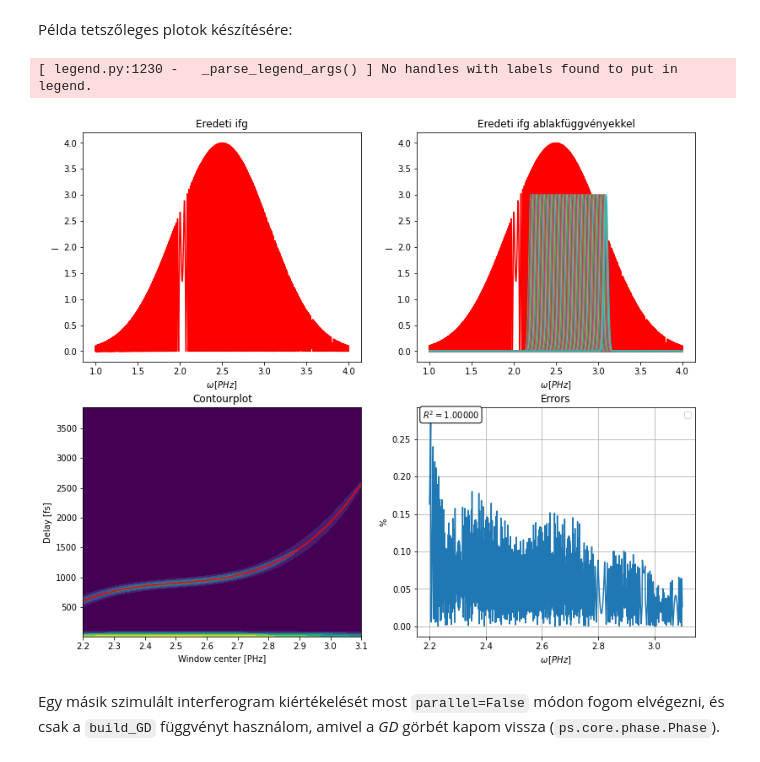
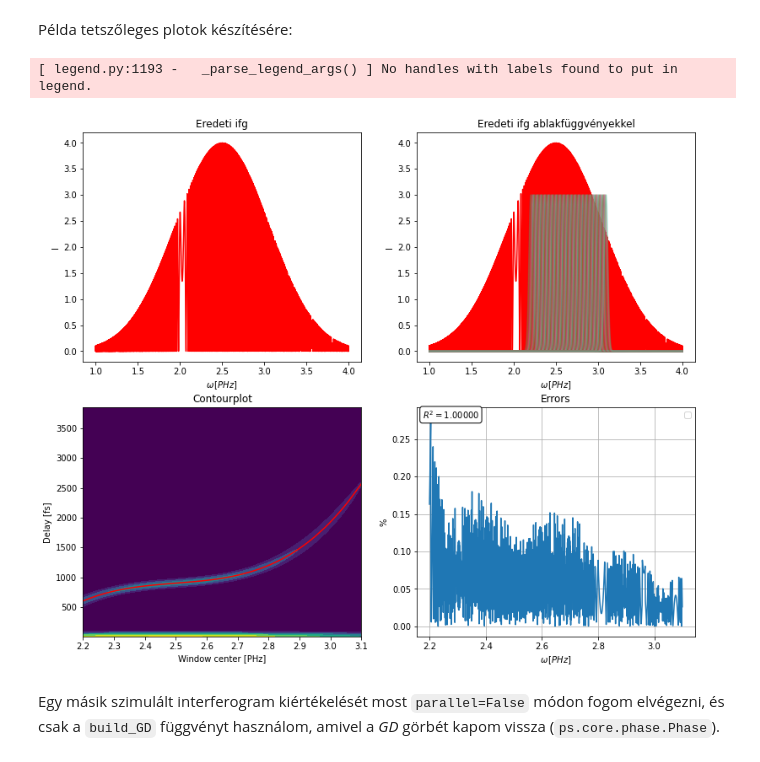
Before and after one commit to Ptrskay3/PySprint, a Jupyter notebook: doc/hu_wft.ipynb, the cells around one changed output. Drawn from its saved outputs; the diff is of its cells as text; code cells hidden in the pictures.

```diff
--- a/doc/hu_wft.ipynb
+++ b/doc/hu_wft.ipynb
@@ -68,19 +68,19 @@ Példa tetszőleges plotok készítésére:
 # %%
 fig, ((ax1, ax2), (ax3, ax4)) = plt.subplots(2, 2, figsize=(13, 11))
 
 mywft.plot(ax=ax1)
 ax1.set(title="Eredeti ifg")
 
-mywft.view_windows(ax=ax2, maxsize=200)
+mywft.view_windows(ax=ax2, maxsize=200, alpha=0.3)
 ax2.set(title="Eredeti ifg ablakfüggvényekkel")
 
 mywft.heatmap(ax=ax3, include_ridge=True)
 ax3.set(title="Contourplot");
 
 mywft.errorplot(ax=ax4, percent=True)
 # %% [output]
-[ legend.py:1230 -   _parse_legend_args() ] No handles with labels found to put in legend.
+[ legend.py:1193 -   _parse_legend_args() ] No handles with labels found to put in legend.
-[figure, old version]
+[figure, new version]
 # %% [markdown]
 Egy másik szimulált interferogram kiértékelését most `parallel=False` módon fogom elvégezni, és csak a `build_GD` függvényt használom, amivel a *GD* görbét kapom vissza (`ps.core.phase.Phase`).
 # %%
```
Also changed, not shown: parts of 1 cell of this notebook, 12 other files.
